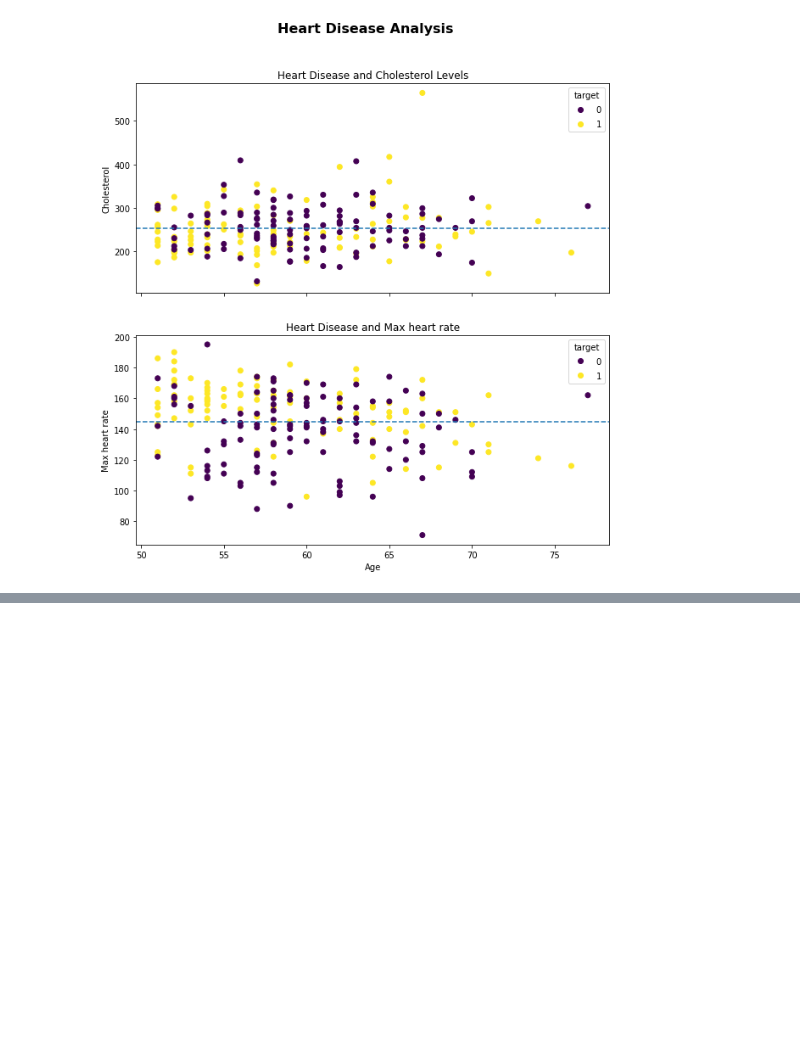
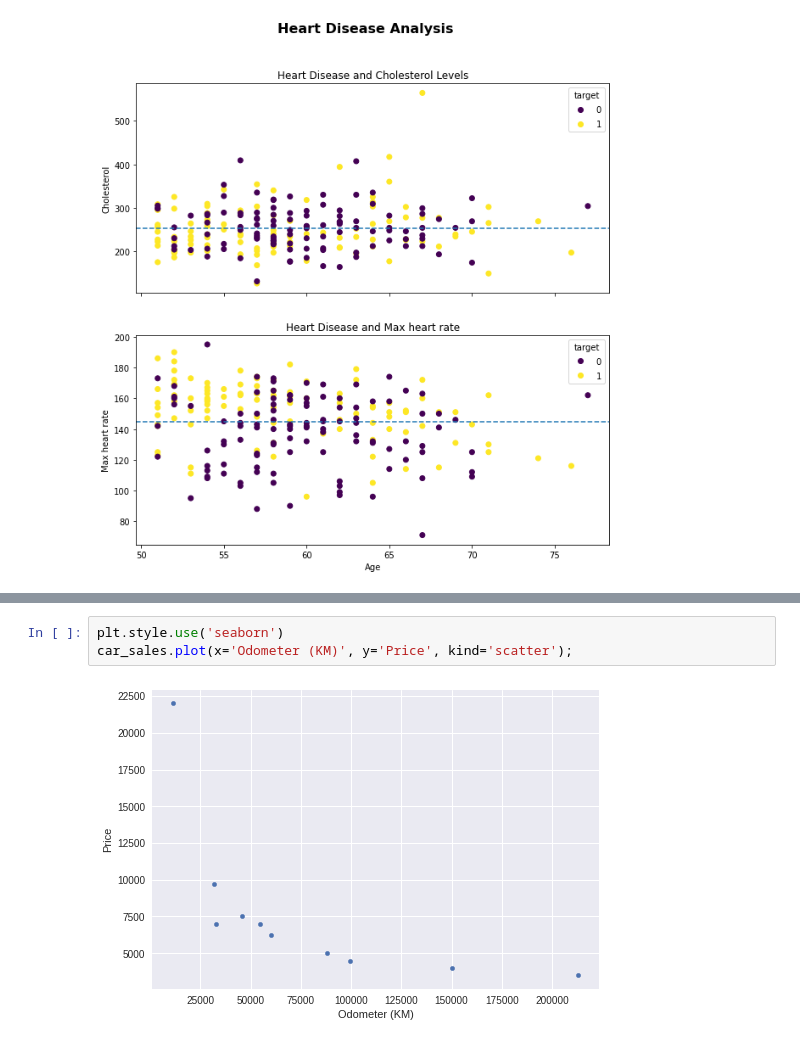
Before and after one commit to vishnuk7/MachineLearning, a Jupyter notebook: matplotlib/introduction-matplotlib.ipynb, the cells around one changed output, grey strips where cells are left out. Drawn from its saved outputs; the diff is of its cells as text; blank space fills up the shorter version.

```diff
--- a/matplotlib/introduction-matplotlib.ipynb
+++ b/matplotlib/introduction-matplotlib.ipynb
@@ -435,0 +464,5 @@ fig.suptitle("Heart Disease Analysis", fontsize=16, fontweight='bold');
+# %%
+plt.style.use('seaborn')
+car_sales.plot(x='Odometer (KM)', y='Price', kind='scatter');
+# %% [output]
+[figure, added]
```
Also changed, not shown: parts of 16 cells of this notebook.
